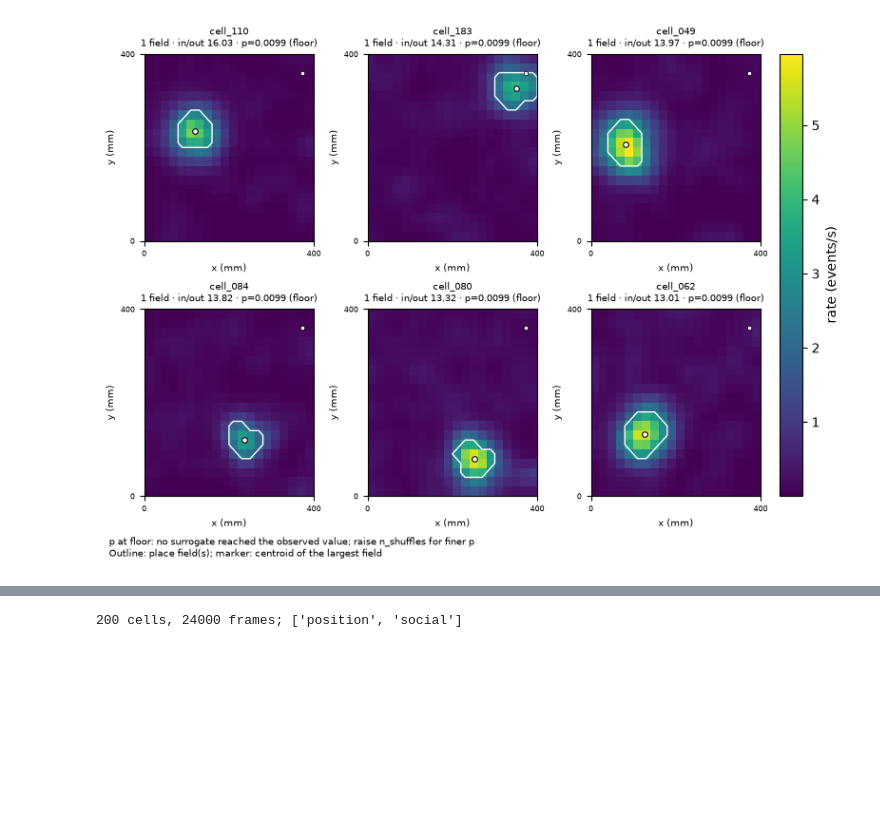
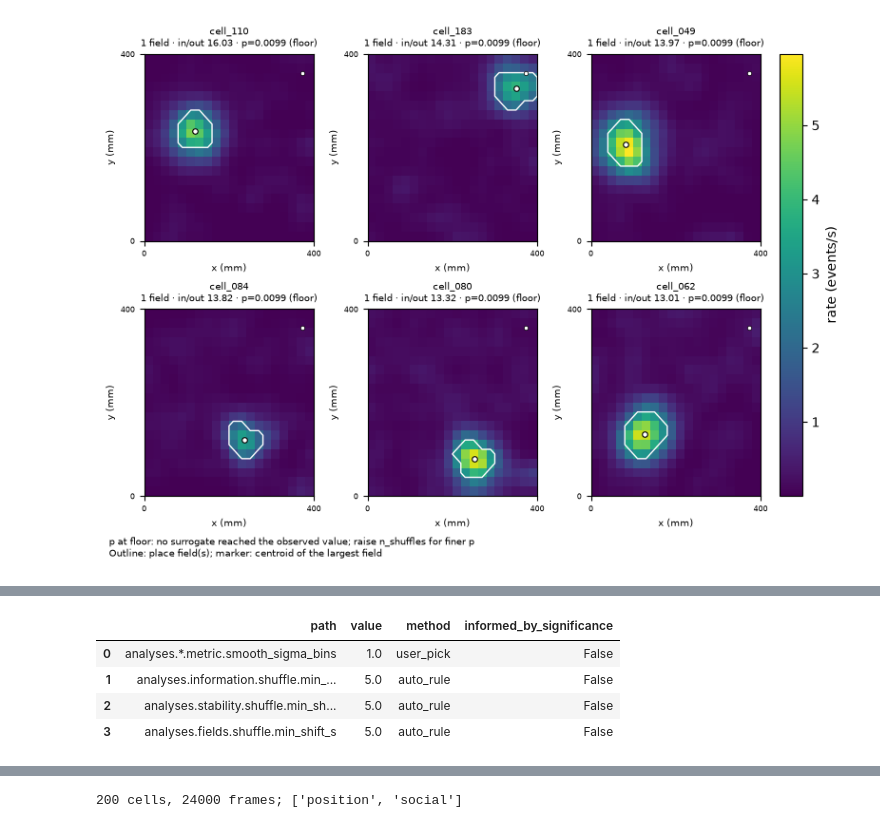
Before and after one commit to miniscope/CaBaNA, a Jupyter notebook: notebooks/cabana_demo.ipynb, the cells around one changed output, grey strips where cells are left out. Saved outputs shown, nothing was run; the diff lists cells and outputs as text; code cells hidden in the pictures; blank space fills up the shorter version.

```diff
--- a/notebooks/cabana_demo.ipynb
+++ b/notebooks/cabana_demo.ipynb
@@ -1246,0 +1348,14 @@ plt.show()
+# %%
+with warnings.catch_warnings():
+    warnings.simplefilter("ignore")
+    _, fd_res_s1 = cabana.analyze(
+        session, "place_cell", states="position", n_shuffles=100, progress=False,
+        **{"analyses.*.metric.smooth_sigma_bins": 1.0},
+    )
+pd.DataFrame(fd_res_s1.selections)[["path", "value", "method", "informed_by_significance"]]
+# %% [output]
+|  | path | value | method | informed_by_significance |
+| 0 | analyses.*.metric.smooth_sigma_bins | 1.0 | user_pick | False |
+| 1 | analyses.information.shuffle.min_... | 5.0 | auto_rule | False |
+| 2 | analyses.stability.shuffle.min_sh... | 5.0 | auto_rule | False |
+| 3 | analyses.fields.shuffle.min_shift_s | 5.0 | auto_rule | False |
```
Also changed, not shown: parts of 19 cells of this notebook, 8 other files.
